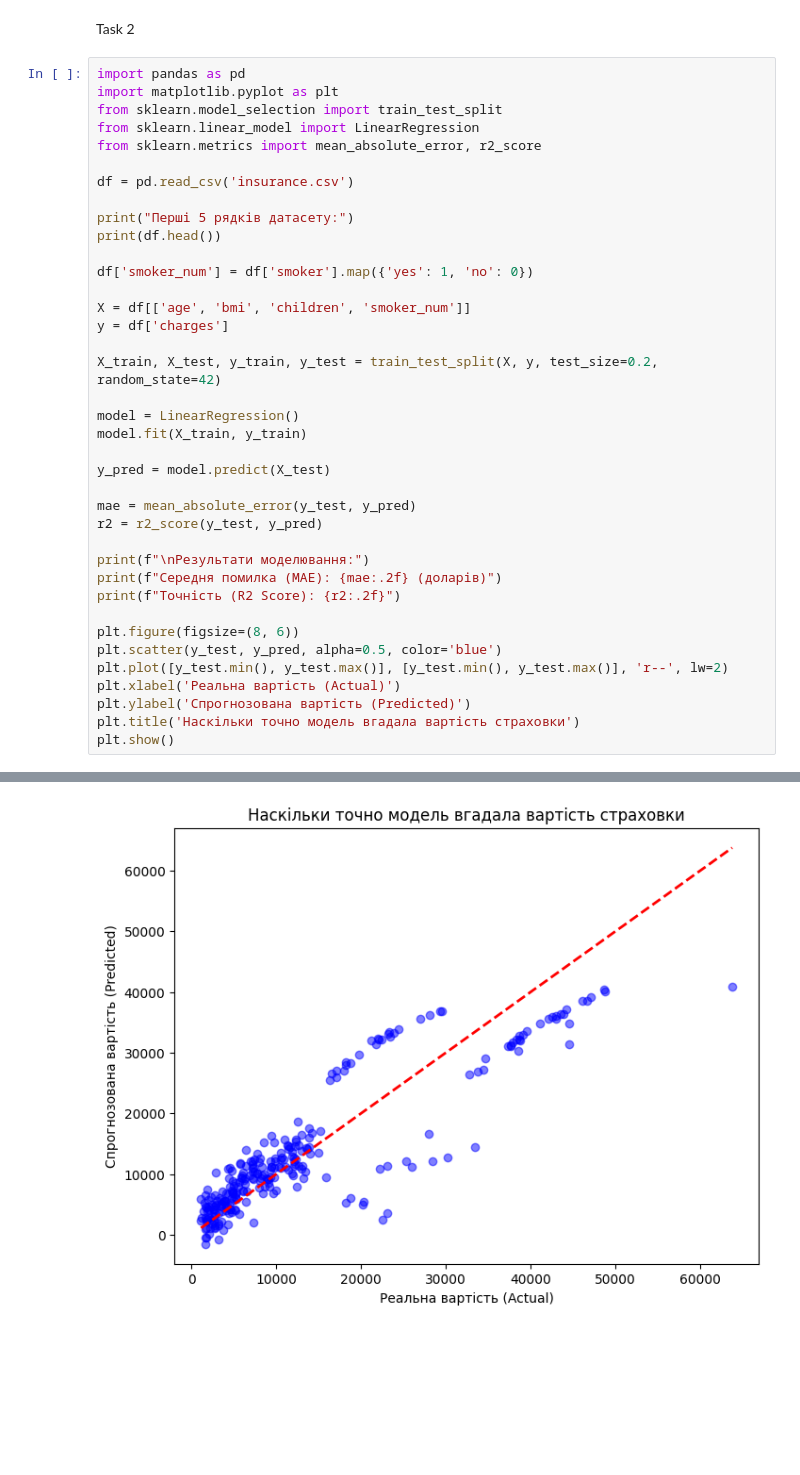
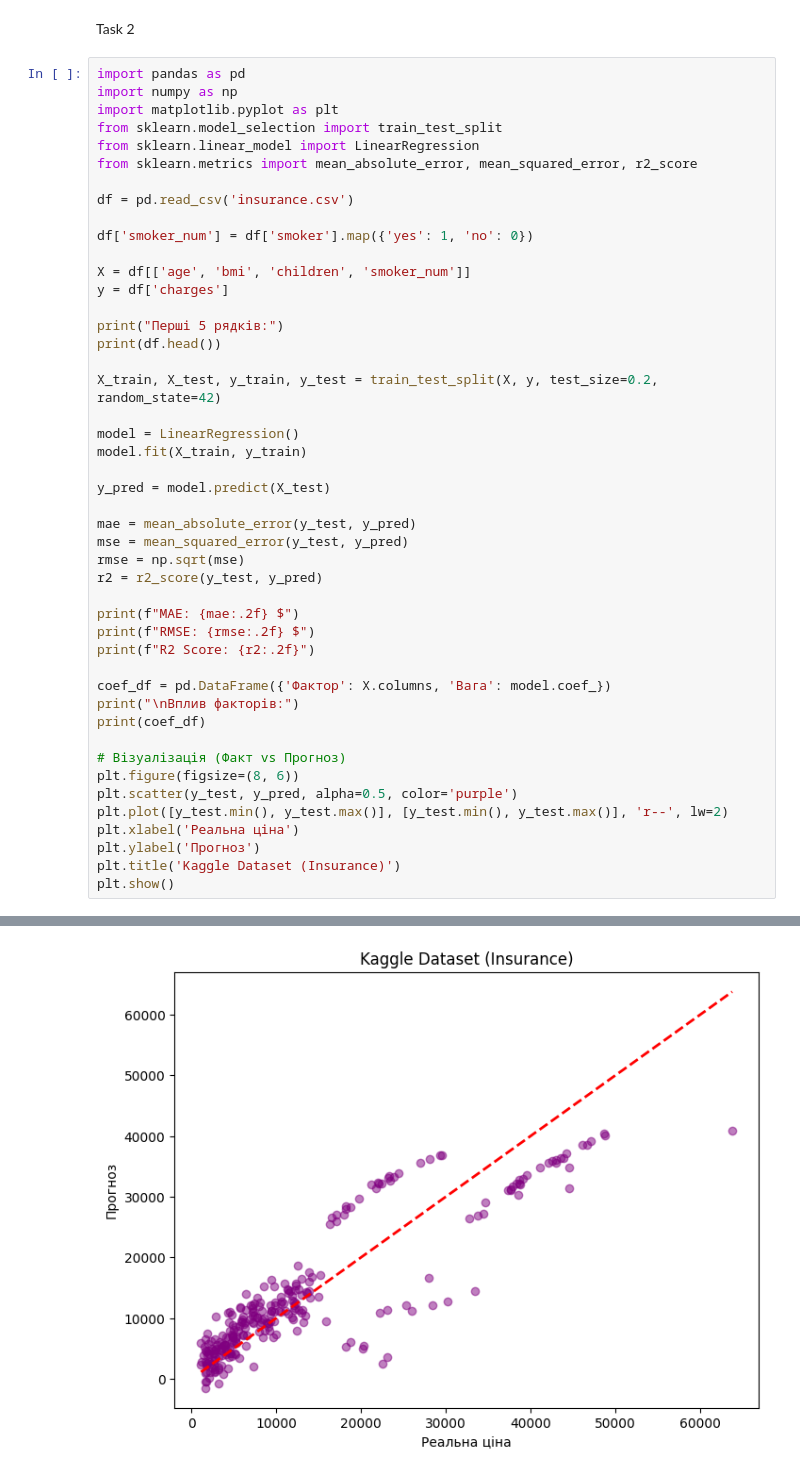
Before and after one commit to Ewilor/Data_Science_Labs, a Jupyter notebook: lab3_2.ipynb, the cells around one changed output, grey strips where cells are left out. Drawn from its saved outputs; the diff is of its cells as text; blank space fills up the shorter version.

```diff
--- a/lab3_2.ipynb
+++ b/lab3_2.ipynb
@@ -2,20 +2,21 @@
 Task 2
 # %%
 import pandas as pd
+import numpy as np
 import matplotlib.pyplot as plt
 from sklearn.model_selection import train_test_split
 from sklearn.linear_model import LinearRegression
-from sklearn.metrics import mean_absolute_error, r2_score
+from sklearn.metrics import mean_absolute_error, mean_squared_error, r2_score
 
 df = pd.read_csv('insurance.csv')
-
-print("Перші 5 рядків датасету:")
-print(df.head())
 
 df['smoker_num'] = df['smoker'].map({'yes': 1, 'no': 0})
 
 X = df[['age', 'bmi', 'children', 'smoker_num']]
 y = df['charges']
+
+print("Перші 5 рядків:")
+print(df.head())
 
 X_train, X_test, y_train, y_test = train_test_split(X, y, test_size=0.2, random_state=42)
 
@@ -25,17 +26,24 @@ model.fit(X_train, y_train)
 y_pred = model.predict(X_test)
 
 mae = mean_absolute_error(y_test, y_pred)
+mse = mean_squared_error(y_test, y_pred)
+rmse = np.sqrt(mse)
 r2 = r2_score(y_test, y_pred)
 
-print(f"\nРезультати моделювання:")
-print(f"Середня помилка (MAE): {mae:.2f} (доларів)")
-print(f"Точність (R2 Score): {r2:.2f}")
+print(f"MAE: {mae:.2f} $")
+print(f"RMSE: {rmse:.2f} $")
+print(f"R2 Score: {r2:.2f}")
 
+coef_df = pd.DataFrame({'Фактор': X.columns, 'Вага': model.coef_})
+print("\nВплив факторів:")
+print(coef_df)
+
+# Візуалізація (Факт vs Прогноз)
 plt.figure(figsize=(8, 6))
-plt.scatter(y_test, y_pred, alpha=0.5, color='blue')
+plt.scatter(y_test, y_pred, alpha=0.5, color='purple')
 plt.plot([y_test.min(), y_test.max()], [y_test.min(), y_test.max()], 'r--', lw=2)
-plt.xlabel('Реальна вартість (Actual)')
-plt.ylabel('Спрогнозована вартість (Predicted)')
-plt.title('Наскільки точно модель вгадала вартість страховки')
+plt.xlabel('Реальна ціна')
+plt.ylabel('Прогноз')
+plt.title('Kaggle Dataset (Insurance)')
 plt.show()
 # %% [output]
@@ -53 +67 @@ plt.show()
-[figure, old version]
+[figure, new version]
```
Also changed, not shown: parts of 1 cell of this notebook, 4 other files.
